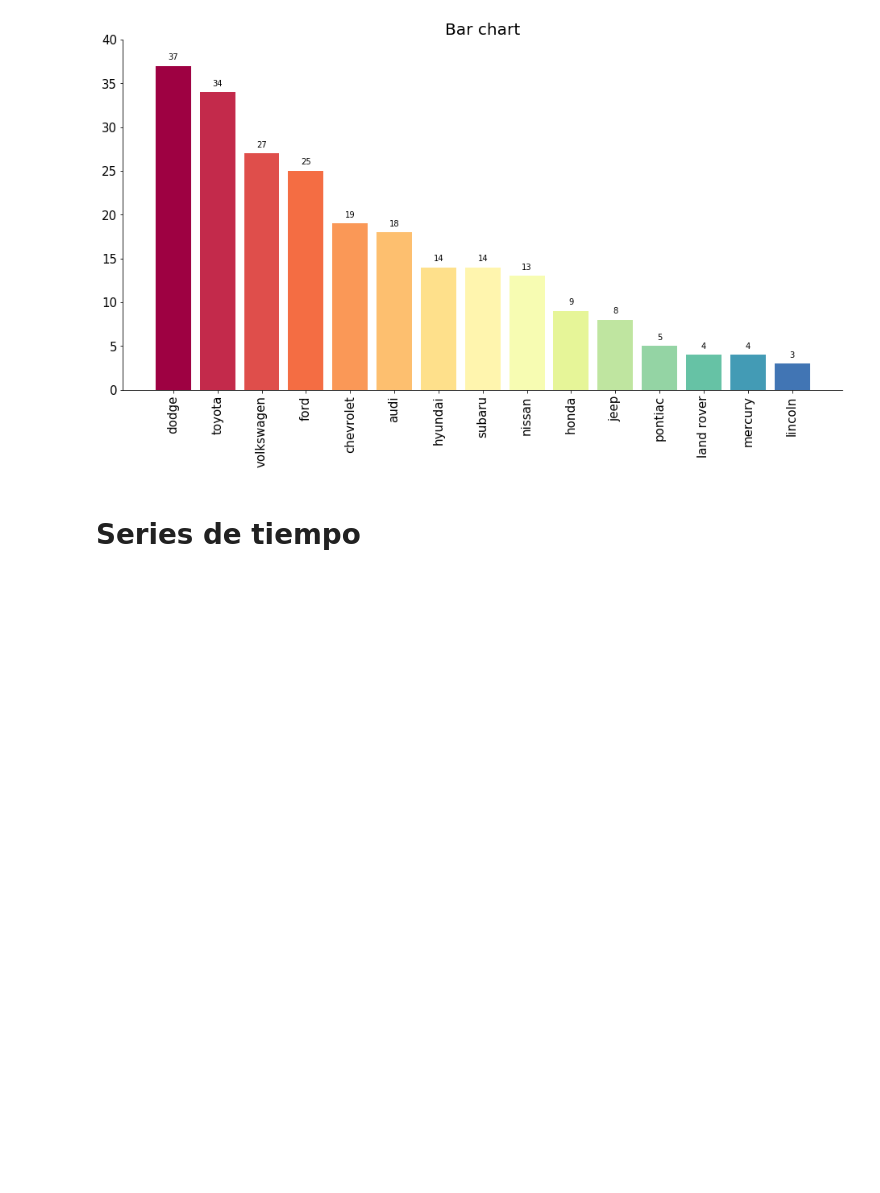
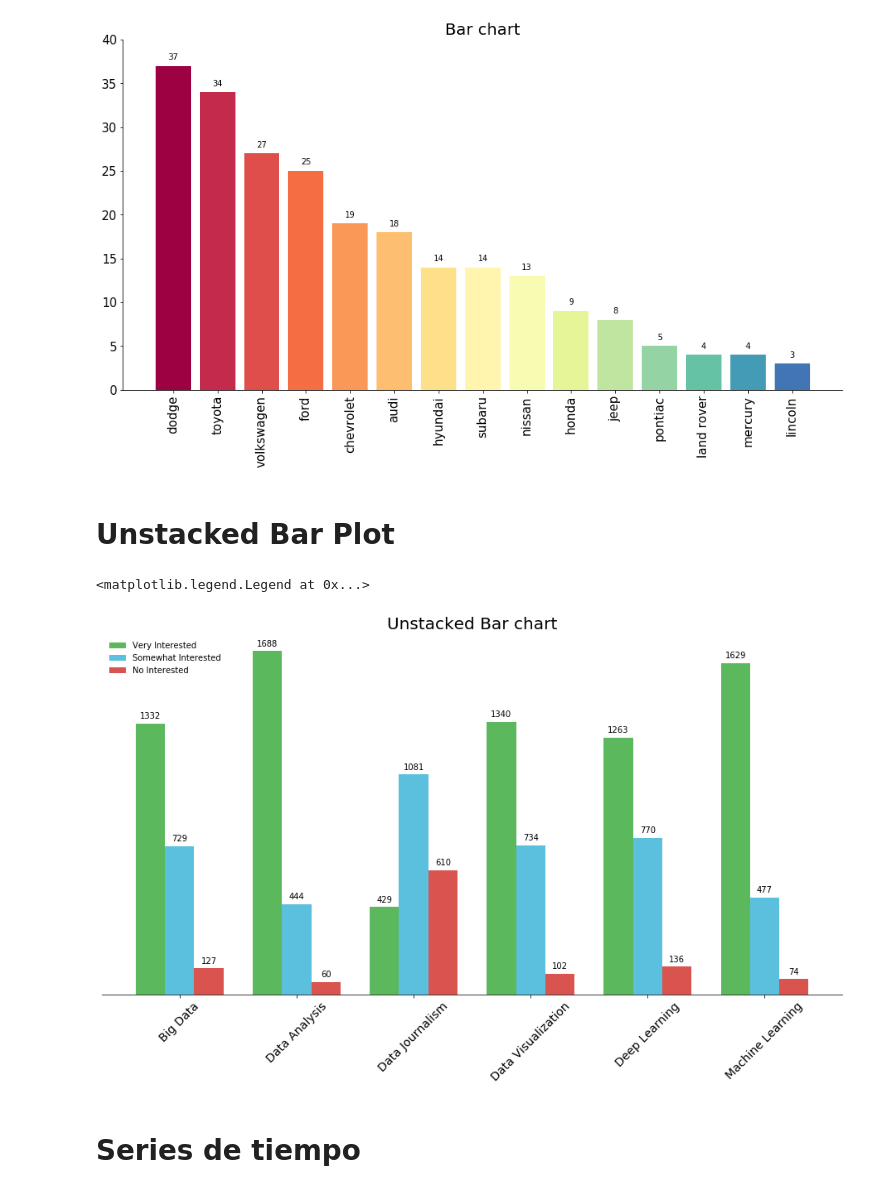
Before and after one commit to adolfoam93/Python-Plotting-Master, a Jupyter notebook: Matplotlib master notebook.ipynb, the cells around one changed output. Saved outputs shown, nothing was run; the diff lists cells and outputs as text; code cells hidden in the pictures; blank space fills up the shorter version.

```diff
--- a/Matplotlib master notebook.ipynb
+++ b/Matplotlib master notebook.ipynb
@@ -680,6 +680,73 @@ ax.set_title('Bar chart', size = 20)
 # %% [output]
 Text(0.5, 1.0, 'Bar chart')
 [figure]
+# %% [markdown]
+# Unstacked Bar Plot
+# %%
+# Creamos datos
+index_df = ['Big Data', 'Data Analysis', 'Data Journalism', 'Data Visualization',
+        'Deep Learning', 'Machine Learning']
+
+df = pd.DataFrame({'Very Interested':[1332, 1688, 429, 1340, 1263,1629],
+                  'Somewhat Interested':[729, 444, 1081, 734, 770, 477],
+                  'Not Interested': [127, 60, 610, 102, 136, 74]}, index = index_df)
+
+# Instanciamos figura
+fig = plt.figure(figsize = (16, 8))
+ax = fig.add_subplot(1, 1, 1)
+
+# Labels de eje X
+x_loc = np.arange(len(labels)) # label locations
+labels = df.index.to_list()
+
+# Ancho de las barras
+width = 0.25
+
+# Barras verdes para "Very interested"
+# Aqui la posición es x_loc - 0,25 para que se posicionen 0.25 más a la izquierda
+rect1= ax.bar(x_loc - 0.25, df['Very Interested'], width = width, label = 'Very Interested',color = '#5cb85c')
+
+# Barra azul para 'Somewhat Interested', aqui la posiciòn es x ya que esta barra debe ir justo al centro
+rect2 = ax.bar(x_loc, df['Somewhat Interested'], width = width, label = 'Somewhat Interested',color = '#5bc0de')
+
+# Barra roja para 'Not Interested', la posiciòn es 0.25 hacia la derecha
+rect3 = ax.bar(x_loc + 0.25, df['Not Interested'], width = width, label = 'No Interested',color = '#d9534f')
+
+# Función que anota los porcentajes sobre cada barra
+def autolabel(rects):
+    """Attach a text label above each bar in *rects*, displaying its height."""
+    for rect in rects:
+        height = rect.get_height()
+        ax.annotate(height,
+                    xy = (rect.get_x() + rect.get_width() / 2, height),
+                    xytext = (0, 4),  # 3 points vertical offset
+                    textcoords = "offset points",
+                    ha = 'center', va='bottom')
+
+# Ejecutamos la funciòn para colocar los valores a cada barra
+autolabel(rect1)
+autolabel(rect2)
+autolabel(rect3)
+
+# Estilo
+# Titulo
+ax.set_title('Unstacked Bar chart', fontsize = 20)
+
+# Eje X, agregamos nombre de las categorías
+ax.set_xticks(x_loc)
+ax.set_xticklabels(labels, fontsize = 14, rotation = 45)
+
+# Sacamos los bordes
+ax.spines['top'].set_visible(False)
+ax.spines['right'].set_visible(False)
+ax.spines['left'].set_visible(False)
+ax.axes.get_yaxis().set_visible(False) # El eje Y no nos entrega informaciòn nueva.
+
+# Leyenda
+ax.legend(fontsize = 10, frameon = False, loc = 'best')
+# %% [output]
+<matplotlib.legend.Legend at 0x...>
+[figure, added]
 # %% [markdown]
 # Series de tiempo
 # %% [markdown]
```
